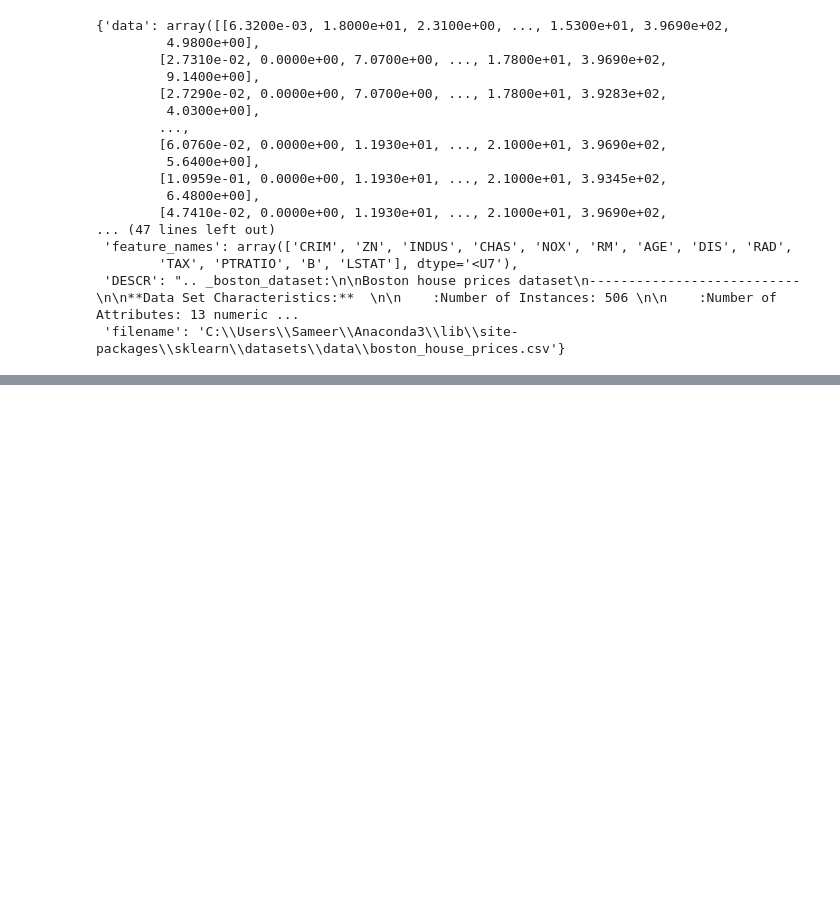
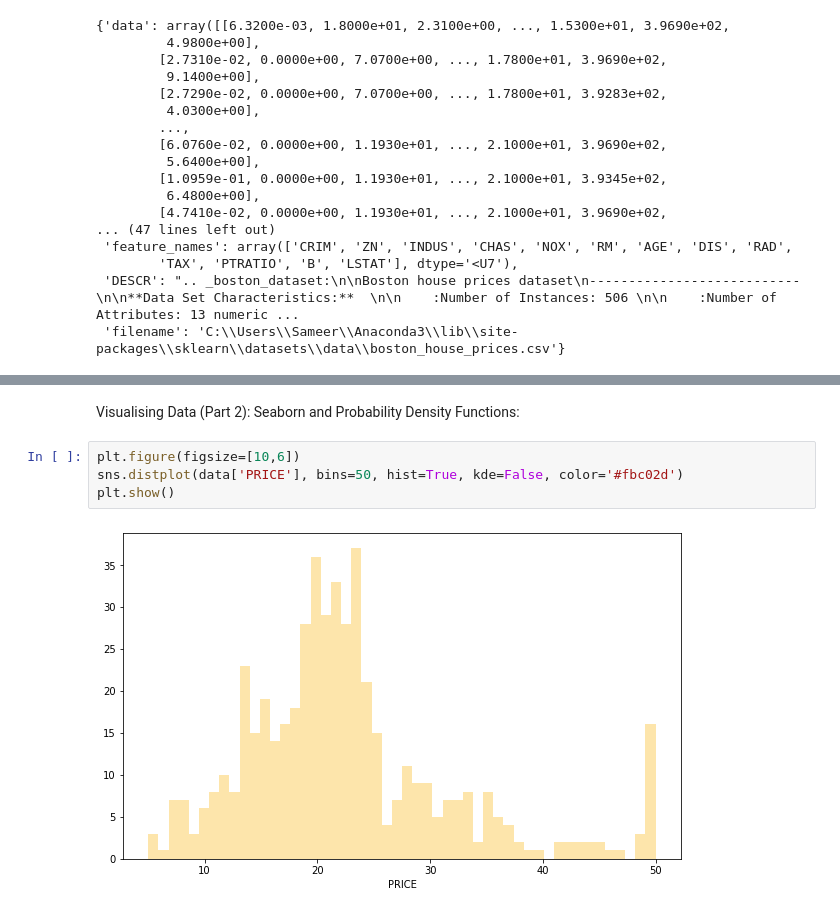
Before and after one commit to Sampatankar/DataScienceBootcamp2020-Python, a Jupyter notebook: 5MultivariableLinearRegression/04 Multivariate Regression.ipynb, the cells around one changed output, grey strips where cells are left out. Saved outputs shown, nothing was run; the diff lists cells and outputs as text; blank space fills up the shorter version.

```diff
--- a/5MultivariableLinearRegression/04 Multivariate Regression.ipynb
+++ b/5MultivariableLinearRegression/04 Multivariate Regression.ipynb
@@ -32,0 +202,8 @@ boston_dataset
+# %% [markdown]
+Visualising Data (Part 2): Seaborn and Probability Density Functions:
+# %%
+plt.figure(figsize=[10,6])
+sns.distplot(data['PRICE'], bins=50, hist=True, kde=False, color='#fbc02d')
+plt.show()
+# %% [output]
+[figure, added]
```
Also changed, not shown: parts of 24 cells of this notebook.
